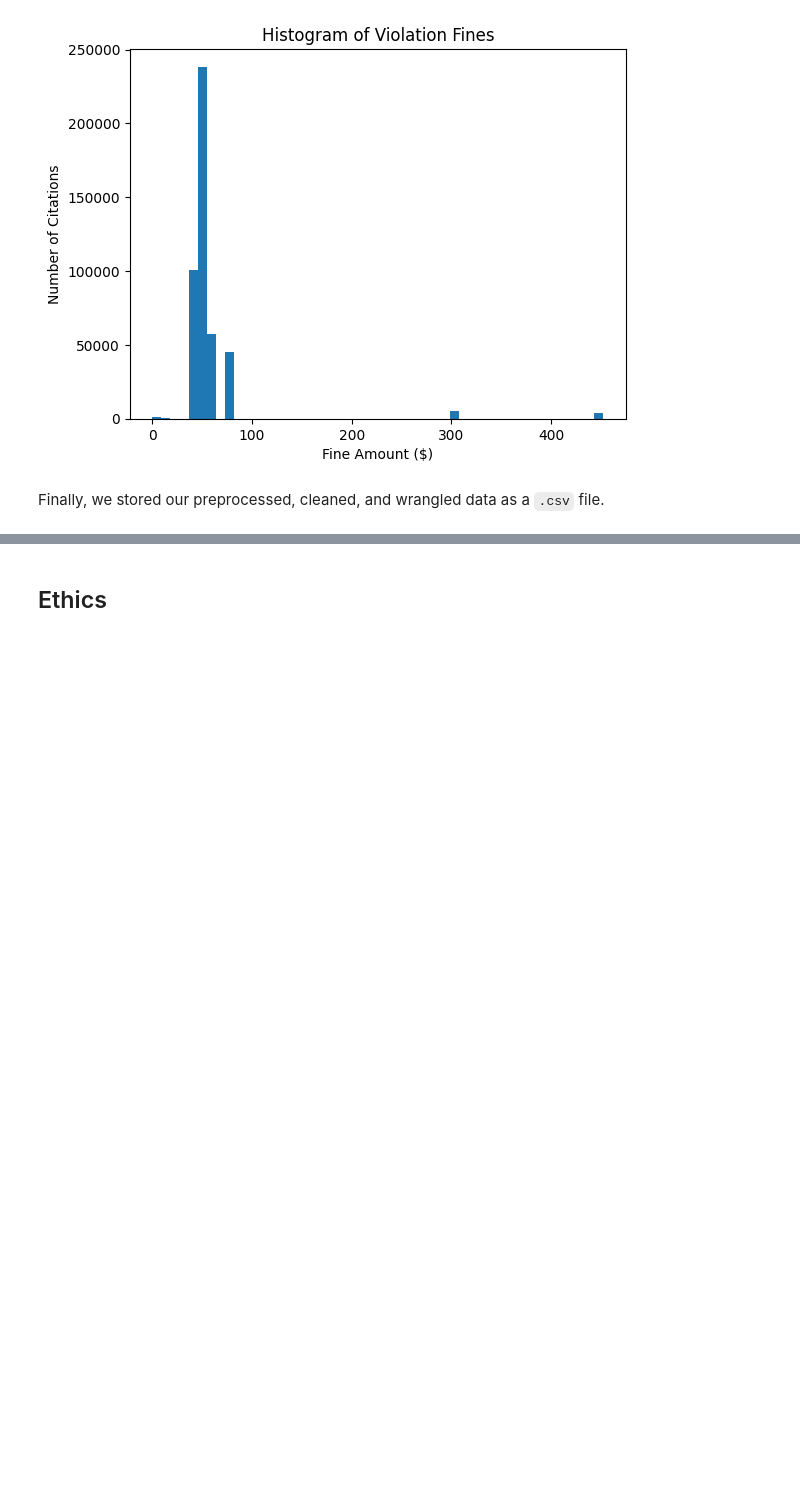
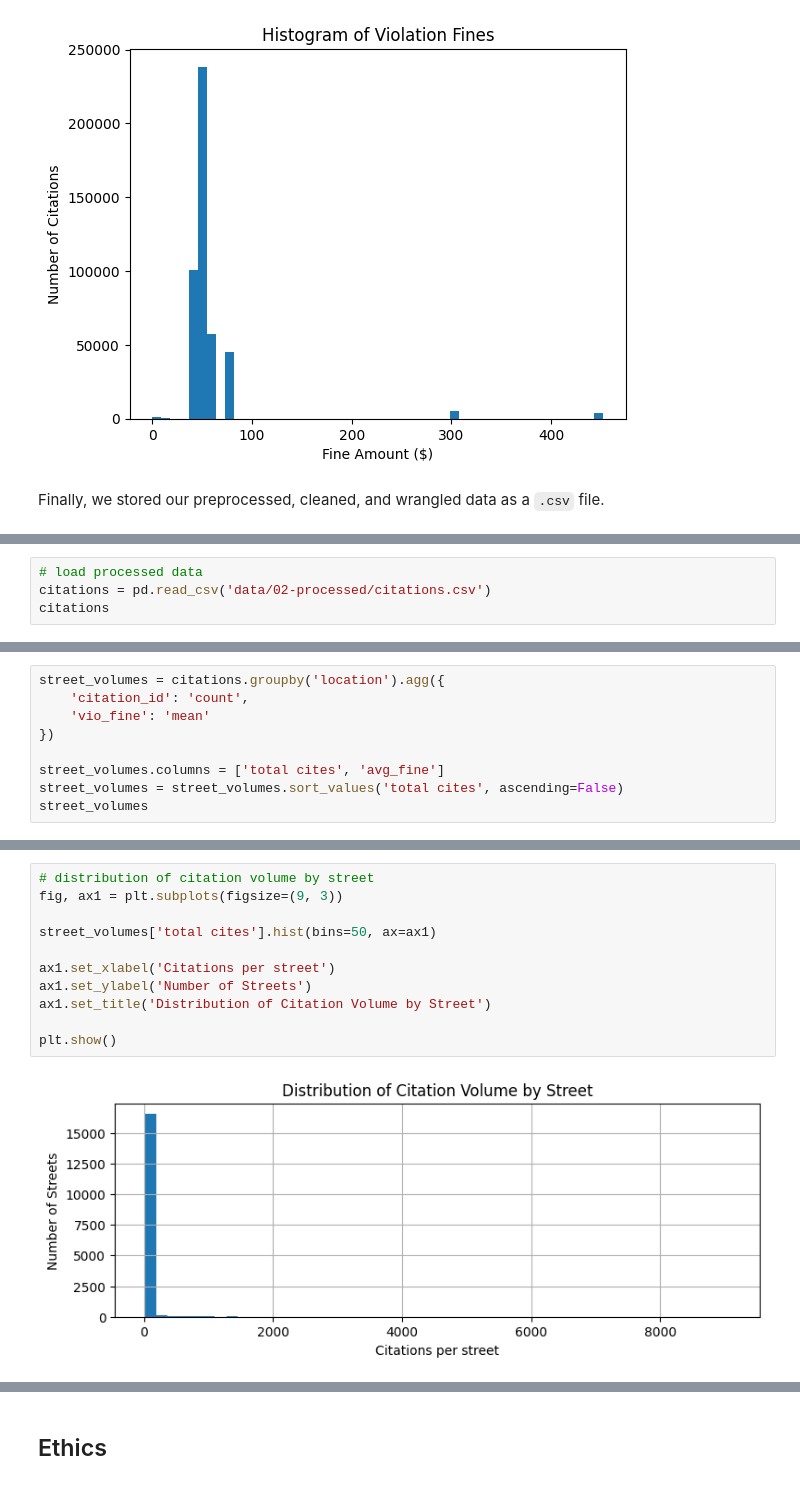
Before and after one commit to tobyzhan/Parking-Citation-Project, a Jupyter notebook: 02-EDACheckpoint.ipynb, the cells around one changed output, grey strips where cells are left out. Cells and saved outputs as stored; diff of their text form; blank space fills up the shorter version.

Commit message:
added some eda. fine amount analysis remaining. needs explaination/interpretation of outputs

```diff
--- a/02-EDACheckpoint.ipynb
+++ b/02-EDACheckpoint.ipynb
@@ -328,0 +303,4 @@ Some more words and stuff.  Remember notebooks work best if you interleave the c
+# %%
+# load processed data
+citations = pd.read_csv('data/02-processed/citations.csv')
+citations
@@ -328,0 +311,9 @@ Some more words and stuff.  Remember notebooks work best if you interleave the c
+# %%
+street_volumes = citations.groupby('location').agg({
+    'citation_id': 'count',
+    'vio_fine': 'mean'
+})
+
+street_volumes.columns = ['total cites', 'avg_fine']
+street_volumes = street_volumes.sort_values('total cites', ascending=False)
+street_volumes
@@ -328,0 +335,13 @@ Some more words and stuff.  Remember notebooks work best if you interleave the c
+# %%
+# distribution of citation volume by street
+fig, ax1 = plt.subplots(figsize=(9, 3))
+
+street_volumes['total cites'].hist(bins=50, ax=ax1)
+
+ax1.set_xlabel('Citations per street')
+ax1.set_ylabel('Number of Streets')
+ax1.set_title('Distribution of Citation Volume by Street')
+
+plt.show()
+# %% [output]
+[figure, added]
```
Also changed, not shown: parts of 20 cells of this notebook.
